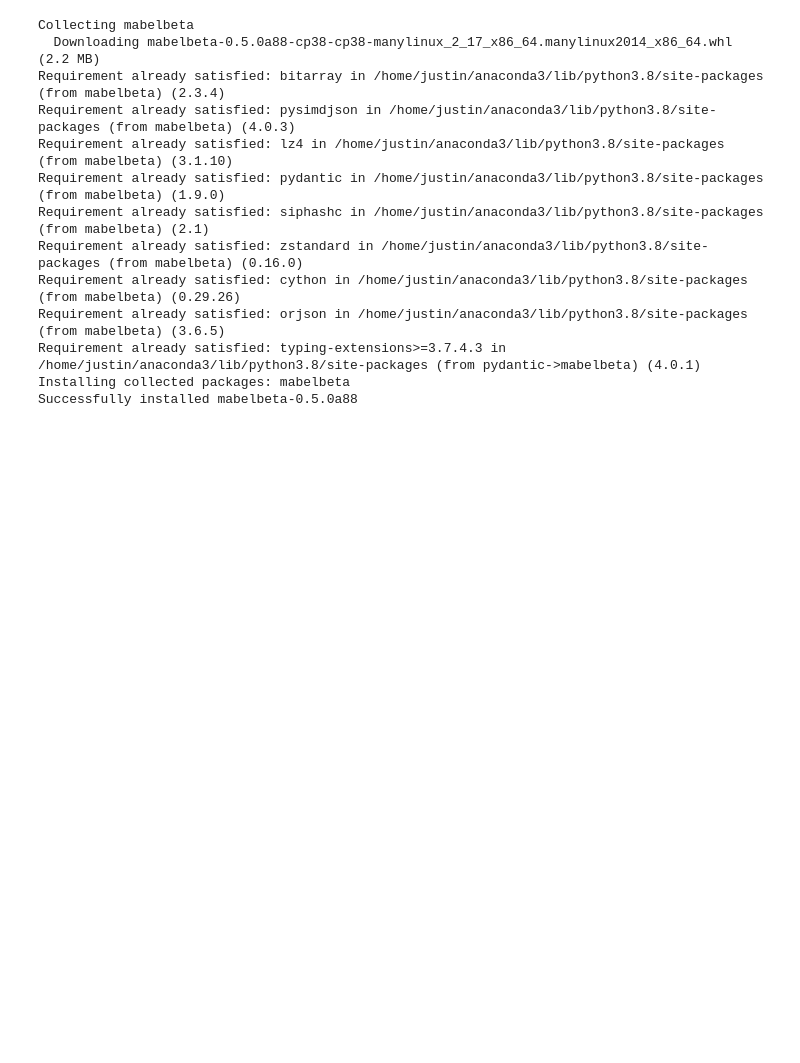
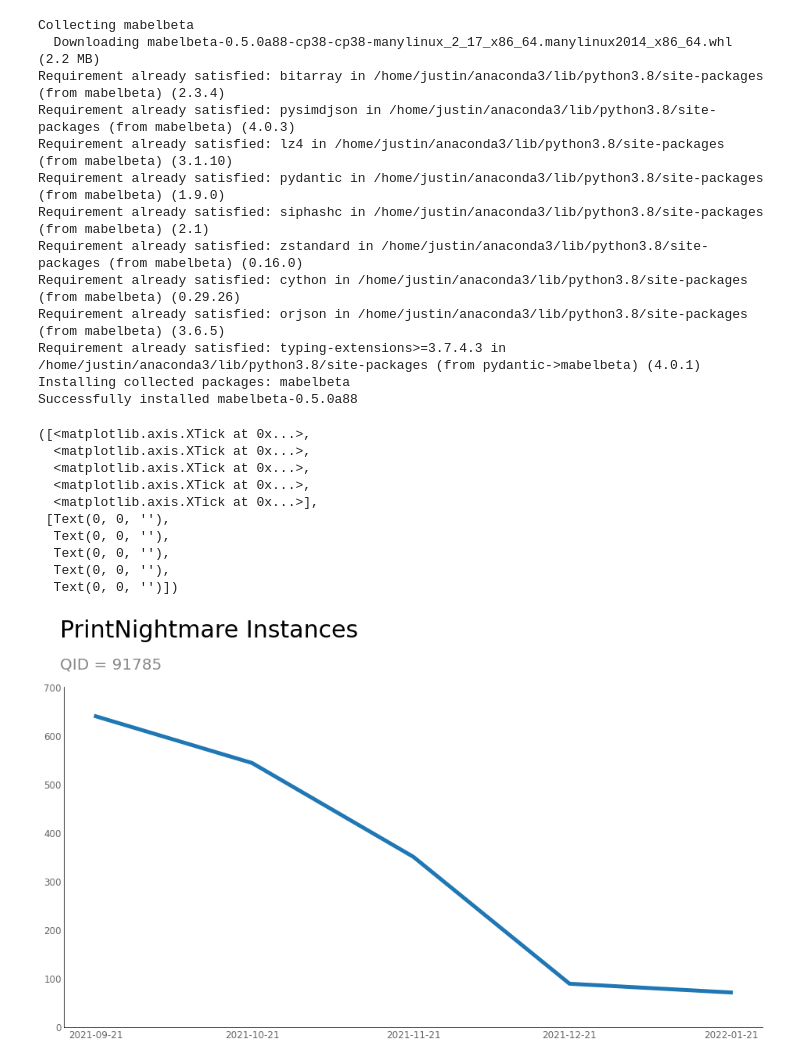
Before and after one commit to mabel-dev/mabel, a Jupyter notebook: examples/Untitled.ipynb, the cells around one changed output. Drawn from its saved outputs; the diff is of its cells as text; code cells hidden in the pictures; blank space fills up the shorter version.

```diff
--- a/examples/Untitled.ipynb
+++ b/examples/Untitled.ipynb
@@ -81,3 +83,55 @@ Requirement already satisfied: orjson in /home/justin/anaconda3/lib/python3.8/si
 Requirement already satisfied: typing-extensions>=3.7.4.3 in /home/justin/anaconda3/lib/python3.8/site-packages (from pydantic->mabelbeta) (4.0.1)
 Installing collected packages: mabelbeta
 Successfully installed mabelbeta-0.5.0a88
+# %%
+from IPython.display import HTML as html_print
+import pandas as pd
+from matplotlib import pyplot as plt
+import numpy as np
+
+pd.set_option('display.max_colwidth', 180)
+LARGE_FONT = 12
+plt.rc('font', size=LARGE_FONT)
+
+markersize = 5
+linewidth = 5
+
+time_series_period = 8
+# %%
+plt.figure(figsize=(16, 8))
+import datetime
+
+time_series = [datetime.date(2021,9,21),datetime.date(2021,10,21),datetime.date(2021,11,21),datetime.date(2021,12,21),datetime.date(2022,1,21)]
+findings = [640,544,351,90,72]
+
+ax = plt.subplot(111)
+ax.spines['top'].set_visible(False)
+ax.spines['right'].set_visible(False)
+#ax.spines['left'].set_visible(False)
+#ax.spines['bottom'].set_visible(False)
+ax.tick_params(axis='x', colors='#666666', length=0)
+ax.tick_params(axis='y', colors='#666666', length=0)
+#ax.get_yaxis().set_ticks([])
+
+plt.plot(time_series, findings, marker='.', markersize=1, linewidth=linewidth)
+#plt.fill_between(week_series, group_data, 0, color=cf.group_color(), alpha=0.2)
+#ax.axhline(y=0, color='#666666', linestyle='--')
+
+
+plt.figtext(0.12, 0.99, 'PrintNightmare Instances', fontsize=30, ha='left', fontname="JetBrains Mono")
+plt.figtext(0.12, 0.92, "QID = 91785", fontsize=20, ha='left', fontname="Jetbrains Mono", fontweight='light', color="#888888")
+
+plt.ylim(0, 700)
+plt.xticks(time_series)
+# %% [output]
+([<matplotlib.axis.XTick at 0x...>,
+  <matplotlib.axis.XTick at 0x...>,
+  <matplotlib.axis.XTick at 0x...>,
+  <matplotlib.axis.XTick at 0x...>,
+  <matplotlib.axis.XTick at 0x...>],
+ [Text(0, 0, ''),
+  Text(0, 0, ''),
+  Text(0, 0, ''),
+  Text(0, 0, ''),
+  Text(0, 0, '')])
+[figure, added]
```
Also changed, not shown: parts of 1 cell of this notebook, 34 other files.
